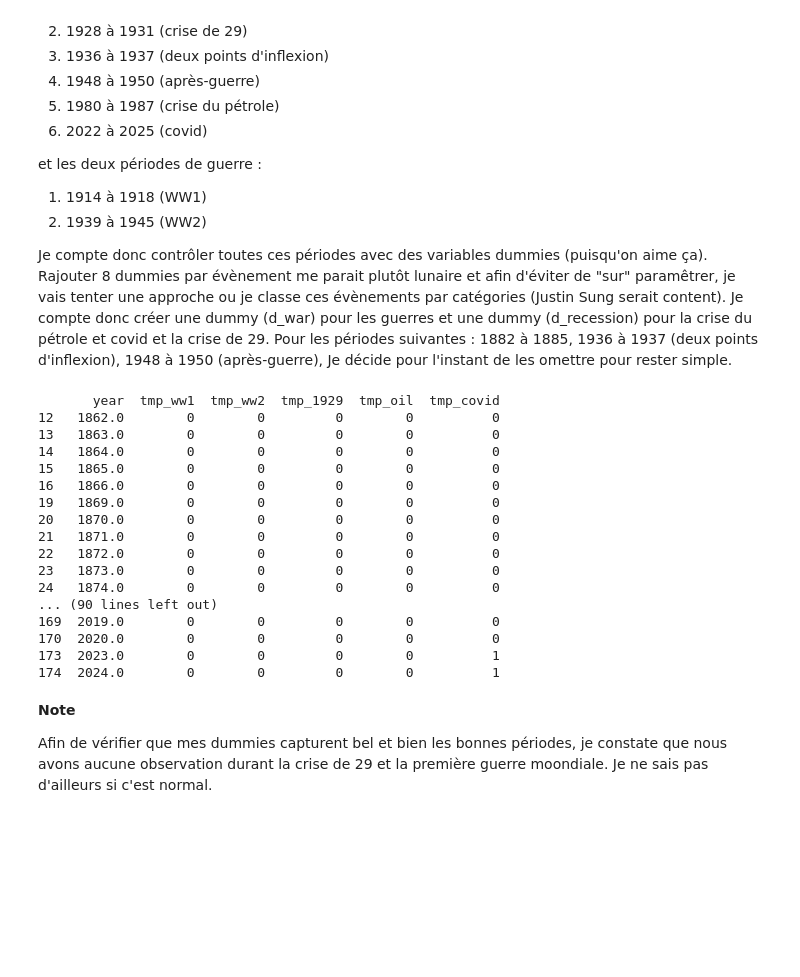
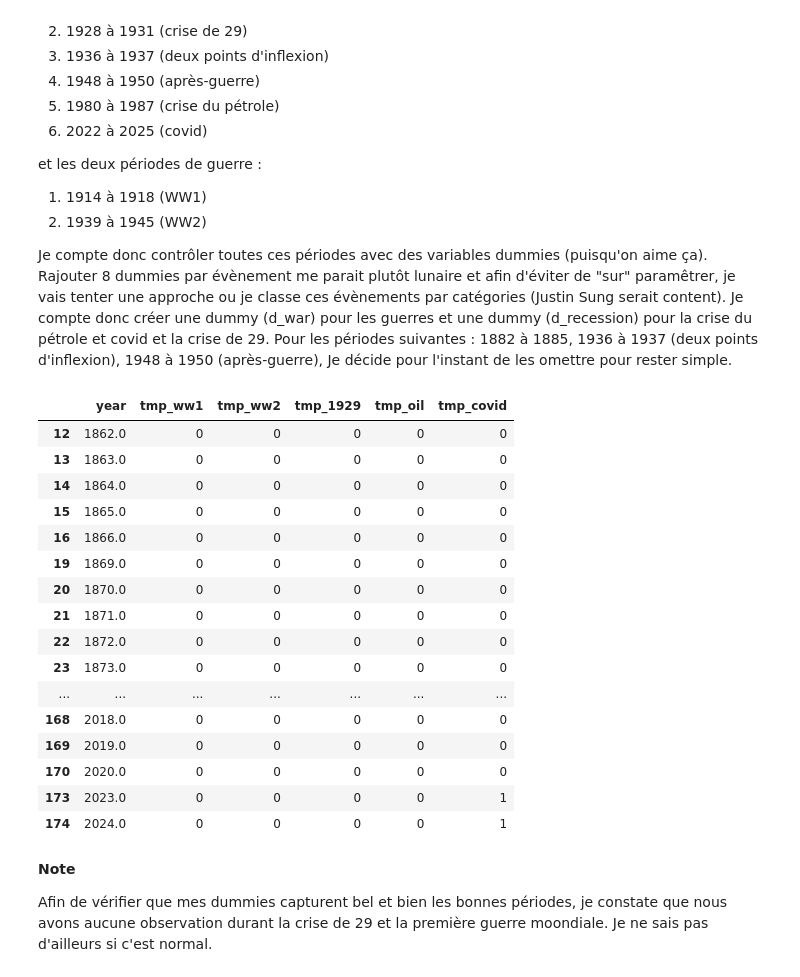
Before and after one commit to TimmGRT/Monetary-Policy-UK-1870-2025, a Jupyter notebook: CODE_ZONE/veljko_code/veljko_code.ipynb, the cells around one changed output. Drawn from its saved outputs; the diff is of its cells as text; code cells hidden in the pictures; blank space fills up the shorter version.

Commit message:
Table 2

```diff
--- a/CODE_ZONE/veljko_code/veljko_code.ipynb
+++ b/CODE_ZONE/veljko_code/veljko_code.ipynb
@@ -486,34 +486,39 @@ Je compte donc contrôler toutes ces périodes avec des variables dummies (puisq
 # %%
 #La méthode la plus simple qui m'ait paru c'est de faire une dummy par période puis de les mettre ensemble dans la même catégorie.
 #.asytpe(int) transforme la condition booléene du .between en integer
 df_detrended['tmp_ww1'] = df_detrended['year'].between(1914, 1918).astype(int)
 df_detrended['tmp_ww2'] = df_detrended['year'].between(1939, 1945).astype(int)
 
 
 df_detrended['tmp_1929']  = df_detrended['year'].between(1928, 1931).astype(int)
 df_detrended['tmp_oil']   = df_detrended['year'].between(1980, 1987).astype(int)
 df_detrended['tmp_covid'] = df_detrended['year'].between(2022, 2025).astype(int)
 
-with pd.option_context('display.max_rows', None):
-        print(df_detrended[['year', 'tmp_ww1', 'tmp_ww2', 'tmp_1929', 'tmp_oil', 'tmp_covid']])
+
+# Ta sélection de colonnes
+cols_selection = ["year","tmp_ww1", "tmp_ww2", "tmp_1929", "tmp_oil", "tmp_covid"]
+
+# Affichage de toutes les lignes pour ces colonnes uniquement
+with pd.option_context('display.max_rows', None, 'display.max_columns', None):
+    display(df_detrended[cols_selection])
 # %% [output]
-       year  tmp_ww1  tmp_ww2  tmp_1929  tmp_oil  tmp_covid
-12   1862.0        0        0         0        0          0
-13   1863.0        0        0         0        0          0
-14   1864.0        0        0         0        0          0
-15   1865.0        0        0         0        0          0
-16   1866.0        0        0         0        0          0
-19   1869.0        0        0         0        0          0
-20   1870.0        0        0         0        0          0
-21   1871.0        0        0         0        0          0
-22   1872.0        0        0         0        0          0
-23   1873.0        0        0         0        0          0
-24   1874.0        0        0         0        0          0
-... (90 lines left out)
-169  2019.0        0        0         0        0          0
-170  2020.0        0        0         0        0          0
-173  2023.0        0        0         0        0          1
-174  2024.0        0        0         0        0          1
+|  | year | tmp_ww1 | tmp_ww2 | tmp_1929 | tmp_oil | tmp_covid |
+| 12 | 1862.0 | 0 | 0 | 0 | 0 | 0 |
+| 13 | 1863.0 | 0 | 0 | 0 | 0 | 0 |
+| 14 | 1864.0 | 0 | 0 | 0 | 0 | 0 |
+| 15 | 1865.0 | 0 | 0 | 0 | 0 | 0 |
+| 16 | 1866.0 | 0 | 0 | 0 | 0 | 0 |
+| 19 | 1869.0 | 0 | 0 | 0 | 0 | 0 |
+| 20 | 1870.0 | 0 | 0 | 0 | 0 | 0 |
+| 21 | 1871.0 | 0 | 0 | 0 | 0 | 0 |
+| 22 | 1872.0 | 0 | 0 | 0 | 0 | 0 |
+| 23 | 1873.0 | 0 | 0 | 0 | 0 | 0 |
+| ... | ... | ... | ... | ... | ... | ... |
+| 168 | 2018.0 | 0 | 0 | 0 | 0 | 0 |
+| 169 | 2019.0 | 0 | 0 | 0 | 0 | 0 |
+| 170 | 2020.0 | 0 | 0 | 0 | 0 | 0 |
+| 173 | 2023.0 | 0 | 0 | 0 | 0 | 1 |
+| 174 | 2024.0 | 0 | 0 | 0 | 0 | 1 |
 # %% [markdown]
 **Note**
 
```
Also changed, not shown: parts of 10 cells of this notebook, 3 other files.
